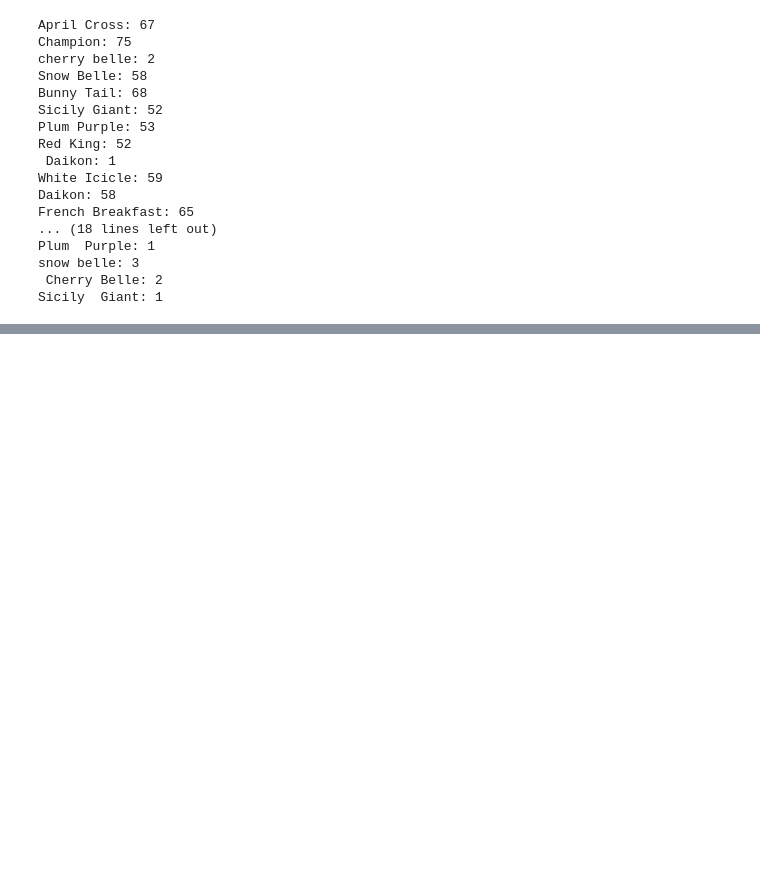
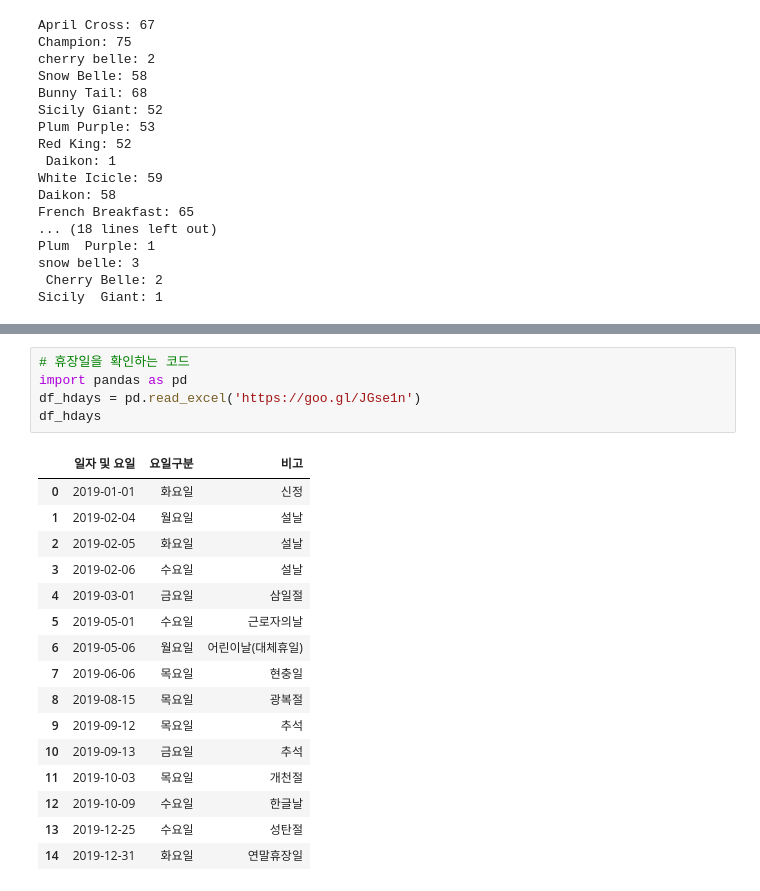
Before and after one commit to Jelcream/AI_Based_BigData, a Jupyter notebook: Saturday/Python_test/DataProcessing_prac.ipynb, the cells around one changed output, grey strips where cells are left out. Drawn from its saved outputs; the diff is of its cells as text; blank space fills up the shorter version.

```diff
--- a/Saturday/Python_test/DataProcessing_prac.ipynb
+++ b/Saturday/Python_test/DataProcessing_prac.ipynb
@@ -176,0 +641,22 @@ Sicily  Giant: 1
+# %%
+# 휴장일을 확인하는 코드
+import pandas as pd
+df_hdays = pd.read_excel('https://goo.gl/JGse1n')
+df_hdays
+# %% [output]
+|  | 일자 및 요일 | 요일구분 | 비고 |
+| 0 | 2019-01-01 | 화요일 | 신정 |
+| 1 | 2019-02-04 | 월요일 | 설날 |
+| 2 | 2019-02-05 | 화요일 | 설날 |
+| 3 | 2019-02-06 | 수요일 | 설날 |
+| 4 | 2019-03-01 | 금요일 | 삼일절 |
+| 5 | 2019-05-01 | 수요일 | 근로자의날 |
+| 6 | 2019-05-06 | 월요일 | 어린이날(대체휴일) |
+| 7 | 2019-06-06 | 목요일 | 현충일 |
+| 8 | 2019-08-15 | 목요일 | 광복절 |
+| 9 | 2019-09-12 | 목요일 | 추석 |
+| 10 | 2019-09-13 | 금요일 | 추석 |
+| 11 | 2019-10-03 | 목요일 | 개천절 |
+| 12 | 2019-10-09 | 수요일 | 한글날 |
+| 13 | 2019-12-25 | 수요일 | 성탄절 |
+| 14 | 2019-12-31 | 화요일 | 연말휴장일 |
```
Also changed, not shown: parts of 52 cells of this notebook, 10 other files.
